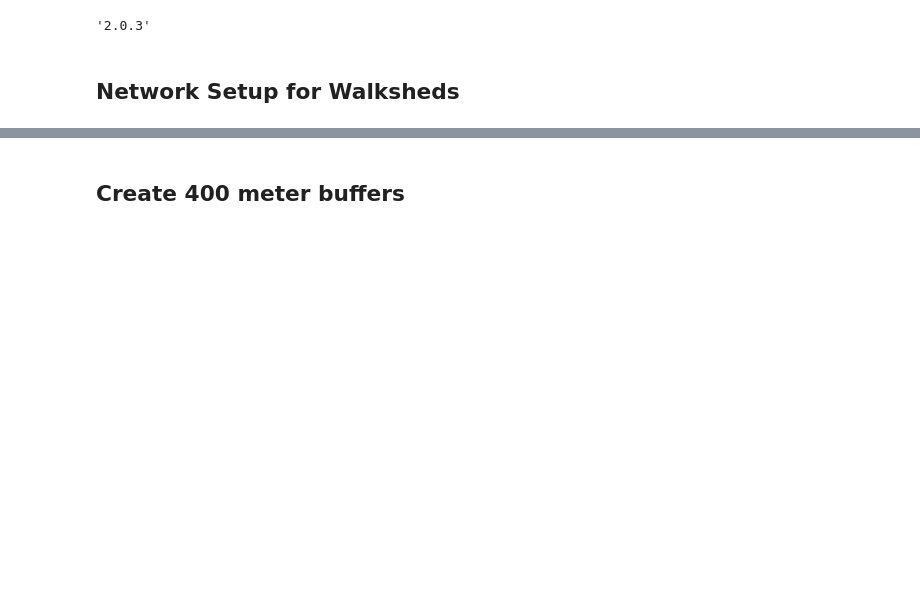
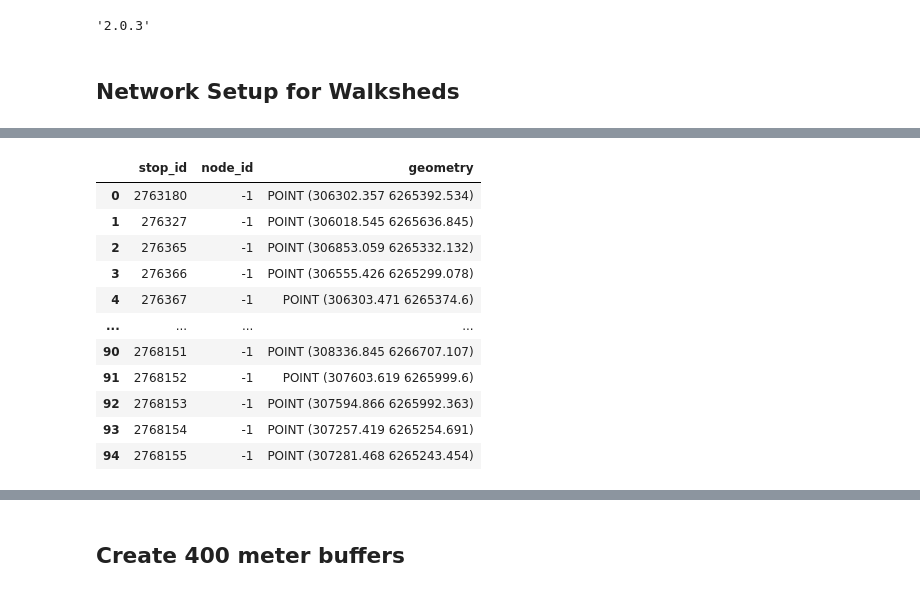
Before and after one commit to willmcallister/blacktown-bus-mapping, a Jupyter notebook: suburb_routing.ipynb, the cells around one changed output, grey strips where cells are left out. Cells and saved outputs as stored; diff of their text form; code cells hidden in the pictures; blank space fills up the shorter version.

```diff
--- a/suburb_routing.ipynb
+++ b/suburb_routing.ipynb
@@ -48,15 +61,82 @@ iso_colors = ox.plot.get_colors(n=len(trip_times), cmap="plasma", start=0)
 # %%
 # ------ Input points for walksheds ------
-suburb_stops_df = pd.read_csv("data/suburb_stops.csv")
+# suburb_stops_df = pd.read_csv("data/suburb_stops.csv")
 
-# convert stops to a geodataframe
-gdf_stops = gpd.GeoDataFrame(suburb_stops_df, geometry=gpd.points_from_xy(suburb_stops_df.lon, suburb_stops_df.lat), crs="EPSG:4326")
+# # convert stops to a geodataframe
+# gdf_stops = gpd.GeoDataFrame(suburb_stops_df, geometry=gpd.points_from_xy(suburb_stops_df.lon, suburb_stops_df.lat), crs="EPSG:4326")
 
-# drop lat and lon from properties
-gdf_stops = gdf_stops.drop(columns=['lat', 'lon'])
+# # drop lat and lon from properties
+# gdf_stops = gdf_stops.drop(columns=['lat', 'lon'])
 
-# Export to GeoJSON (before reprojecting to graph CRS)
-gdf_stops.to_file("walksheds/bus_stops.geojson", driver="GeoJSON")
+# # Export to GeoJSON (before reprojecting to graph CRS)
+# gdf_stops.to_file("walksheds/bus_stops.geojson", driver="GeoJSON")
+
+
+# Read in bus stops geojson
+gdf_stops = gpd.read_file("walksheds/bus_stops.geojson")
 
 # Reproject stops to match graph CRS
 gdf_stops = gdf_stops.to_crs(G.graph['crs'])
+# %%
+nearest_points = []
+
+for idx, row in gdf_stops.iterrows():
+    # Get nearest edge (returns a tuple: (u, v, key))
+    nearest_edge = ox.distance.nearest_edges(G, X=row.geometry.x, Y=row.geometry.y)
+
+    # Get the geometry of the nearest edge
+    edge_data = G.get_edge_data(*nearest_edge)
+
+    edge_geom = edge_data.get('geometry')
+
+    # If edge has no geometry (some edges are just straight lines between nodes)
+    if edge_geom is None:
+        u = G.nodes[nearest_edge[0]]
+        v = G.nodes[nearest_edge[1]]
+        edge_geom = LineString([(u['x'], u['y']), (v['x'], v['y'])])
+
+    origin_geom = row.geometry  # Ensure it's a shapely Point
+    nearest_pt_on_edge = edge_geom.interpolate(edge_geom.project(origin_geom))
+
+    # if nearest point is within 1 meter of an existing node, skip
+    # find nearest node
+    nearest_node = ox.distance.nearest_nodes(G, X=origin_geom.x, Y=origin_geom.y)
+
+    # check distance between two
+    # Get the coordinates of the nearest node
+    nearest_node_coords = (G.nodes[nearest_node]["x"], G.nodes[nearest_node]["y"])
+
+    # Measure the distance between the point and the nearest node
+    distance_to_nearest_node = nearest_pt_on_edge.distance(Point(nearest_node_coords))
+
+    # if distance is less than 0.5 meters
+    if(distance_to_nearest_node < 0.5):
+        print(f"Distance to nearest node within 0.5 meters, skipping (stop id: {row['stop_id']}, {distance_to_nearest_node} meters)")
+
+        nearest_points.append({
+            'stop_id': row['stop_id'],
+            'node_id': int(nearest_node),
+            'geometry': Point(nearest_node_coords)
+        })
+
+        continue
+
+    # Append the geometry (Point), node_id, and stop_id as a dictionary
+    nearest_points.append({
+        'stop_id': row['stop_id'],
+        'node_id': -1,
+        'geometry': nearest_pt_on_edge
+    })
+
+
+# Create a GeoDataFrame from the list of features
+gdf_nearest_points = gpd.GeoDataFrame(nearest_points)
+
+# Optionally, assign an appropriate CRS (coordinate reference system) if necessary
+gdf_nearest_points.set_crs(G.graph['crs'], inplace=True)
+
+# Reproject to EPSG:4326 (WGS84 lat/lon)
+#gdf_nearest_points_projected = gdf_nearest_points.to_crs("EPSG:4326")
+# Export to GeoJSON
+#gdf_nearest_points_projected.to_file("walksheds/nearest_point_on_edge.geojson", driver="GeoJSON")
+# %% [output]
@@ -62,0 +145,12 @@ gdf_stops = gdf_stops.to_crs(G.graph['crs'])
+|  | stop_id | node_id | geometry |
+| 0 | 2763180 | -1 | POINT (306302.357 6265392.534) |
+| 1 | 276327 | -1 | POINT (306018.545 6265636.845) |
+| 2 | 276365 | -1 | POINT (306853.059 6265332.132) |
+| 3 | 276366 | -1 | POINT (306555.426 6265299.078) |
+| 4 | 276367 | -1 | POINT (306303.471 6265374.6) |
+| ... | ... | ... | ... |
+| 90 | 2768151 | -1 | POINT (308336.845 6266707.107) |
+| 91 | 2768152 | -1 | POINT (307603.619 6265999.6) |
+| 92 | 2768153 | -1 | POINT (307594.866 6265992.363) |
+| 93 | 2768154 | -1 | POINT (307257.419 6265254.691) |
+| 94 | 2768155 | -1 | POINT (307281.468 6265243.454) |
```
Also changed, not shown: parts of 19 cells of this notebook, 48 other files.
